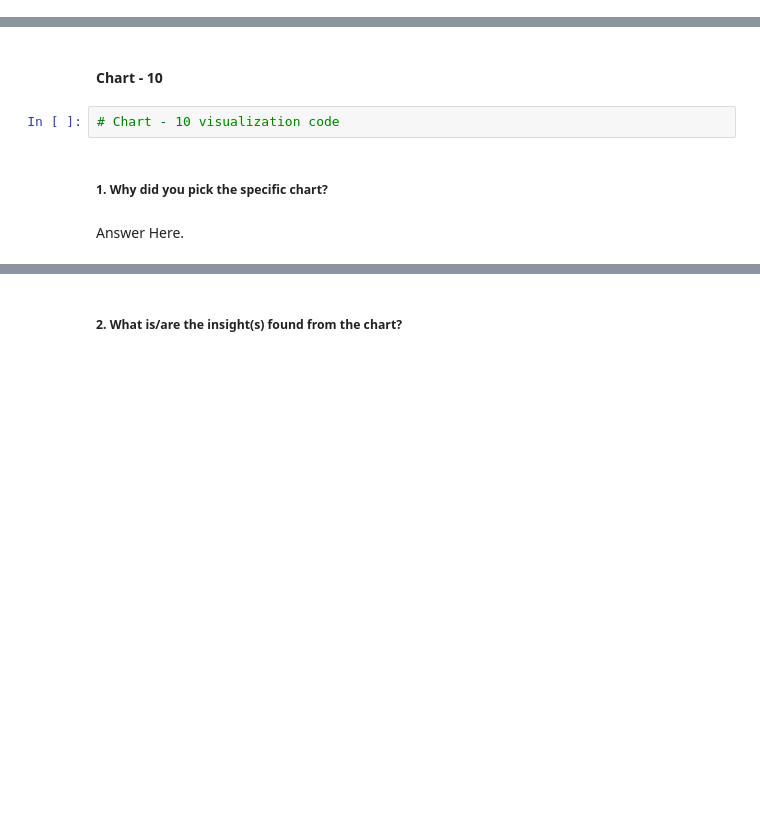
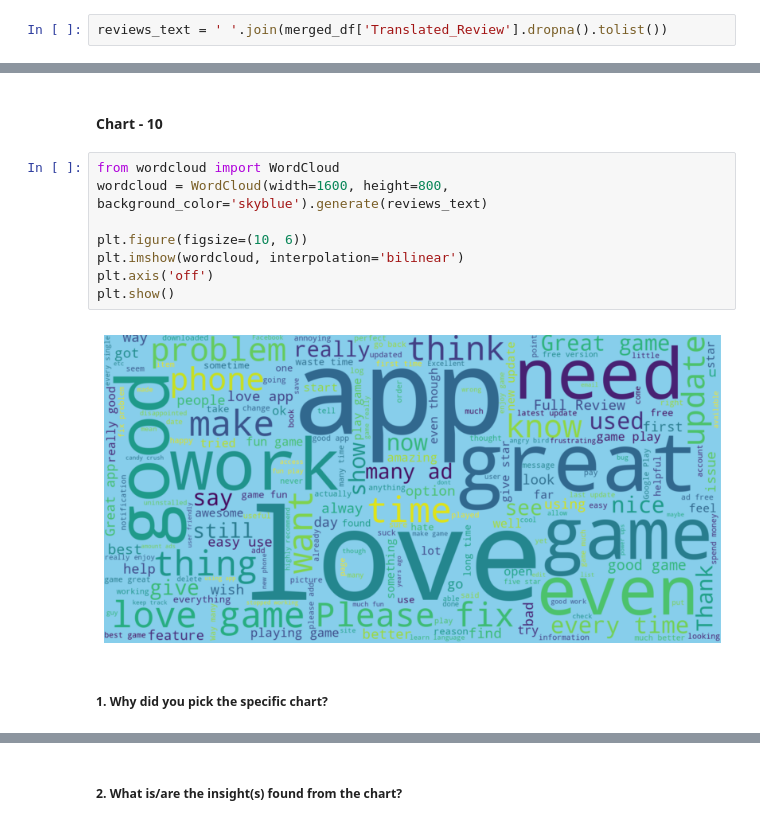
Before and after one commit to JatinKrRana/Alma_Better-Capstone_Project_1, a Jupyter notebook: Play_Store_App_Review_Analysis.ipynb, the cells around one changed output, grey strips where cells are left out. Cells and saved outputs as stored; diff of their text form; blank space fills up the shorter version.

```diff
--- a/Play_Store_App_Review_Analysis.ipynb
+++ b/Play_Store_App_Review_Analysis.ipynb
@@ -758,3 +771,5 @@ Correlation coefficient of Sentiment_Subjectivity and Rating: 0.0570246895877408
+# %%
+reviews_text = ' '.join(merged_df['Translated_Review'].dropna().tolist())
 # %% [markdown]
 ### What all manipulations have you done and insights you found?
 # %% [markdown]
@@ -1153,8 +1206,14 @@ Answer Here
 # %% [markdown]
 #### Chart - 10
-# %%
-# Chart - 10 visualization code
+# %%
+from wordcloud import WordCloud
+wordcloud = WordCloud(width=1600, height=800, background_color='skyblue').generate(reviews_text)
+
+plt.figure(figsize=(10, 6))
+plt.imshow(wordcloud, interpolation='bilinear')
+plt.axis('off')
+plt.show()
+# %% [output]
+[figure, added]
 # %% [markdown]
 ##### 1. Why did you pick the specific chart?
-# %% [markdown]
-Answer Here.
```
Also changed, not shown: parts of 21 cells of this notebook.
